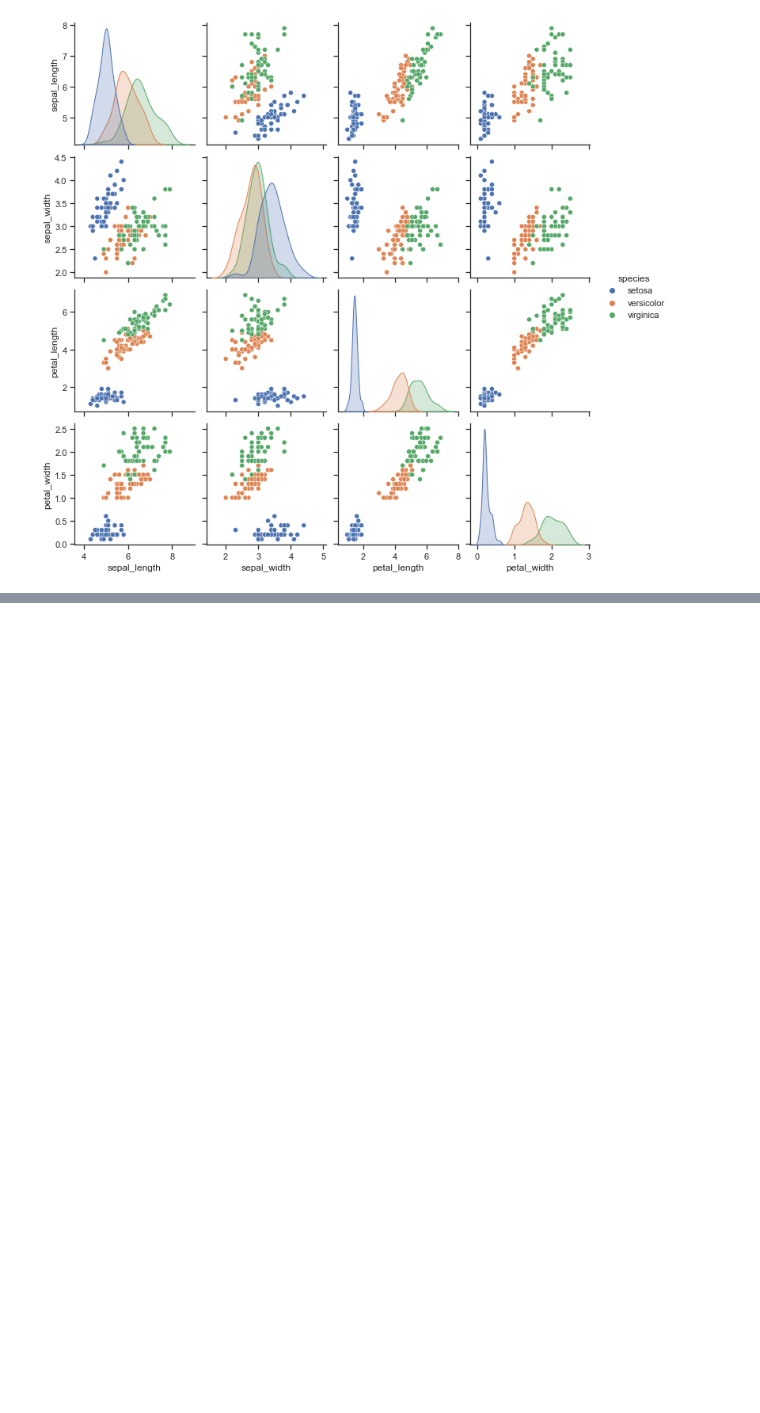
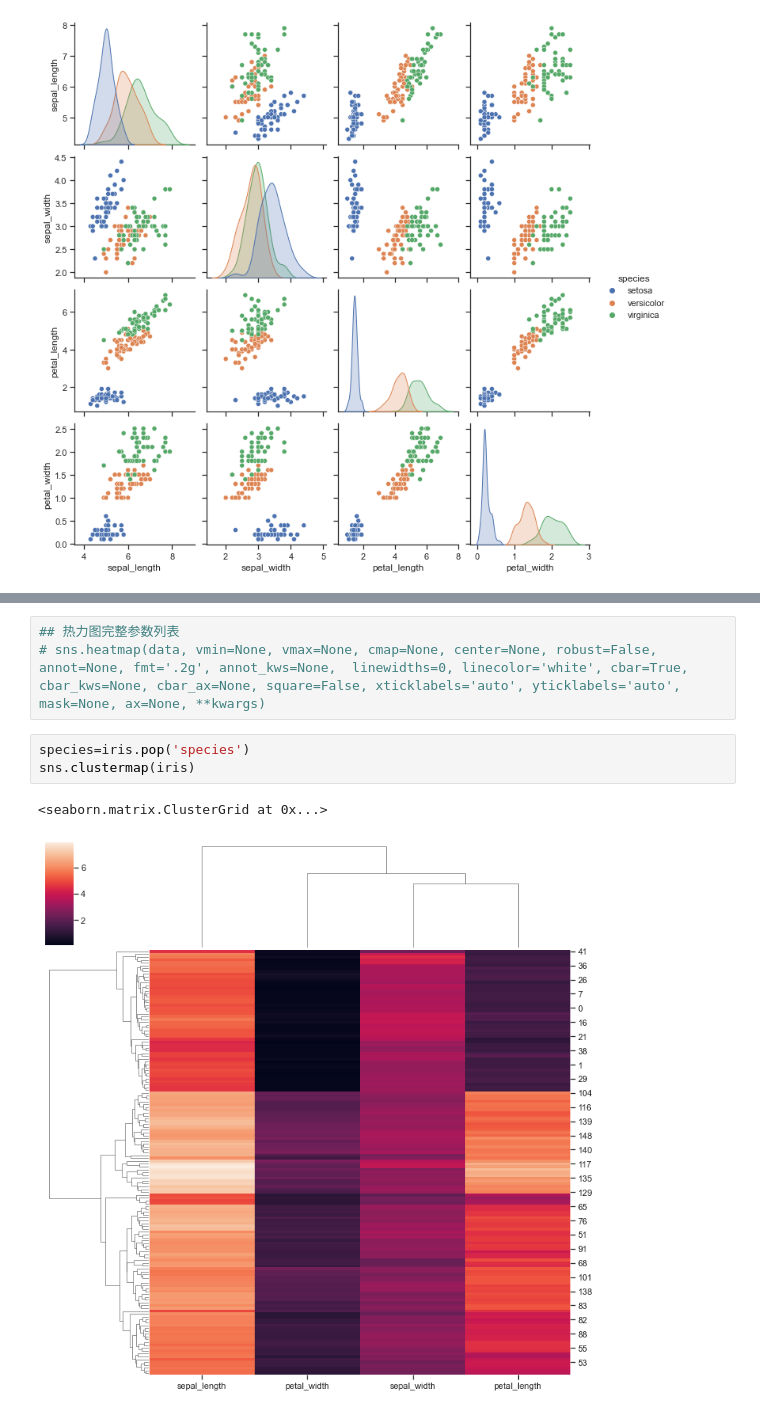
Before and after one commit to hivandu/practise, a Jupyter notebook: analyse/Case-by-case_Python_visualization/ex07.ipynb, the cells around one changed output, grey strips where cells are left out. Saved outputs shown, nothing was run; the diff lists cells and outputs as text; blank space fills up the shorter version.

```diff
--- a/analyse/Case-by-case_Python_visualization/ex07.ipynb
+++ b/analyse/Case-by-case_Python_visualization/ex07.ipynb
@@ -59,0 +68,9 @@ sns.pairplot(iris, hue='species')
+# %%
+## 热力图完整参数列表
+# sns.heatmap(data, vmin=None, vmax=None, cmap=None, center=None, robust=False, annot=None, fmt='.2g', annot_kws=None,  linewidths=0, linecolor='white', cbar=True, cbar_kws=None, cbar_ax=None, square=False, xticklabels='auto', yticklabels='auto', mask=None, ax=None, **kwargs)
+# %%
+species=iris.pop('species')
+sns.clustermap(iris)
+# %% [output]
+<seaborn.matrix.ClusterGrid at 0x...>
+[figure, added]
```
Also changed, not shown: parts of 3 cells of this notebook, 3 other files.
